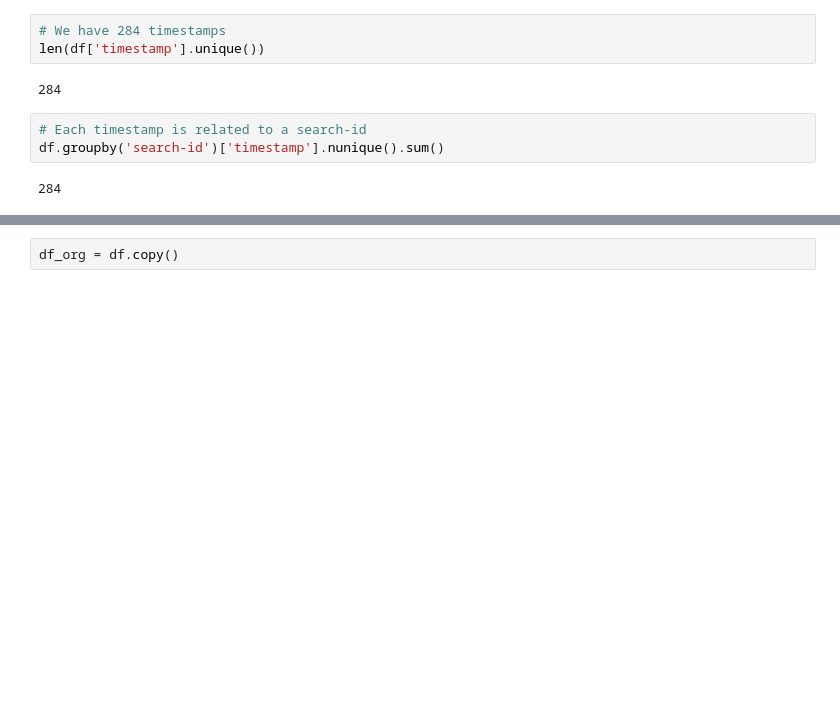
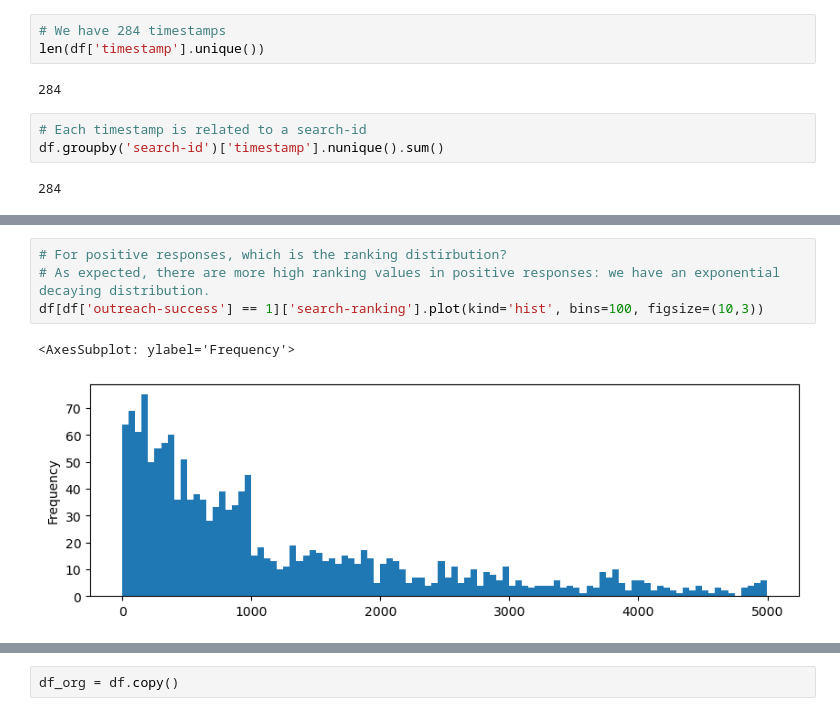
Before and after one commit to mxagar/expert_chase, a Jupyter notebook: expert_analysis.ipynb, the cells around one changed output, grey strips where cells are left out. Saved outputs shown, nothing was run; the diff lists cells and outputs as text; blank space fills up the shorter version.

```diff
--- a/expert_analysis.ipynb
+++ b/expert_analysis.ipynb
@@ -143 +153,8 @@ Outreach-success ratio: 0.004125951806515991
+# %%
+# For positive responses, which is the ranking distirbution?
+# As expected, there are more high ranking values in positive responses: we have an exponential decaying distribution.
+df[df['outreach-success'] == 1]['search-ranking'].plot(kind='hist', bins=100, figsize=(10,3))
+# %% [output]
+<AxesSubplot: ylabel='Frequency'>
+[figure, added]
 # %% [markdown]
```
Also changed, not shown: parts of 68 cells of this notebook.
